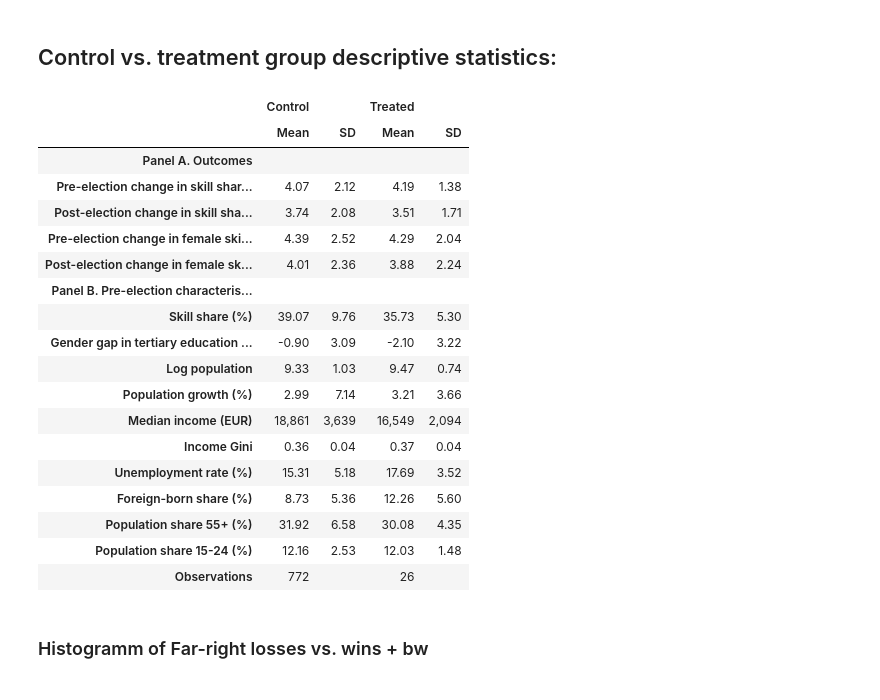
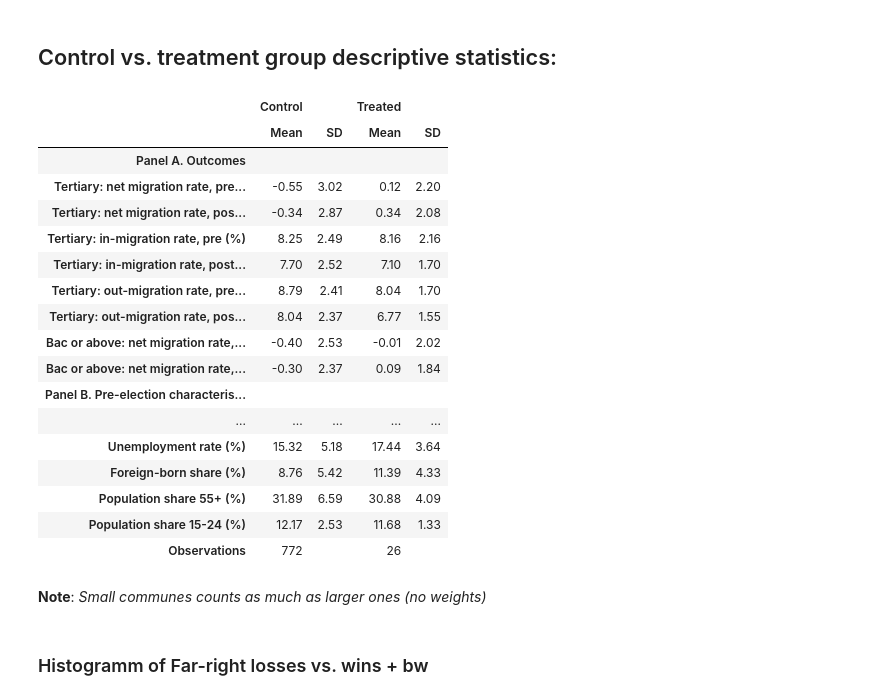
Before and after one commit to Tobias-Bue/far-right-rdd-thesis, a Jupyter notebook: Outcome_Variables_female.ipynb, the cells around one changed output. Saved outputs shown, nothing was run; the diff lists cells and outputs as text; code cells hidden in the pictures.

```diff
--- a/Outcome_Variables_female.ipynb
+++ b/Outcome_Variables_female.ipynb
@@ -80,10 +27,0 @@ df_female = pd.concat(rows, ignore_index=True)
-# %%
-# Merge the female skill share data into the main df
-# drop() first so re-running this cell doesn't create _x / _y duplicate columns
-df = df.drop(columns=['skill_share_trend_female', 'delta_female_skill_share'], errors='ignore')
-df = df.merge(df_female, left_on=['code_commune', 'election_year'],
-              right_on=['commune_id', 'election_year'],
-              how='left'                       # keep all rows of df even if a female outcome is missing
-              ).drop(columns='commune_id')     # duplicate key, no longer needed after the merge
-
-print(df['delta_female_skill_share'].isna().sum(), 'missing after merge')  # sanity check
@@ -92,20 +27,0 @@ print(df['delta_female_skill_share'].isna().sum(), 'missing after merge')  # san
-# %%
-# 2020 cycle, women: replace extrapolated Cagé-Piketty values with real INSEE census data (2012 / 2017 / 2023)
-f = 'base_cc_diplomes_formation_2023.xlsx'
-edu_cols = {'12': ['Bac,', 'bac + 2', 'bac + 3 ou plus'],
-            '17': ['Bac,', 'bac + 2', 'bac + 3 ou 4', 'bac + 5 ou plus'],
-            '23': ['Bac,', 'bac + 2', 'bac + 3 ou 4', 'bac + 5 ou plus']}  # bac or higher
-sheets = {yy: pd.read_excel(f, sheet_name=f'COM_20{yy}', dtype={'Code géographique': str})
-              .set_index('Code géographique').apply(pd.to_numeric, errors='coerce')  # 'nd' -> NaN
-          for yy in edu_cols}
-
-def insee_share(yy, sex='Pop'):
-    """Share with bac or higher among non-students 15+ (sex='Pop' all, 'Femmes' women)."""
-    d = sheets[yy]
-    cols = [c for c in d.columns if c.startswith(f'{sex} 15 ans ou plus non scol.') and any(k in c for k in edu_cols[yy])]
-    return d[cols].sum(axis=1, min_count=1) / d.filter(like=f'{sex} 15 ans ou plus non scolaris').iloc[:, 0]
-
-m = df['election_year'] == 2020                                # overwrite only the 2020 rows
-df.loc[m, 'skill_share_trend_female'] = df.loc[m, 'code_commune'].map(insee_share('17', 'Femmes') - insee_share('12', 'Femmes'))
-df.loc[m, 'delta_female_skill_share'] = df.loc[m, 'code_commune'].map((insee_share('23', 'Femmes') - insee_share('17', 'Femmes')) * 5 / 6)
-print(df.loc[m, ['skill_share_trend_female', 'delta_female_skill_share']].isna().sum())   # NaN = code not in 2026 geography or 'nd'
@@ -120,12 +70,18 @@ df['log_pop'] = np.log(df['pop_pre'])   # not stored in df_rdd_clean.csv, same d
 # %%
 # Panel -> column: (label, scale factor, decimals)
 table_vars = {
+    # Yearly rates, shown as % of residents in that group
     'Panel A. Outcomes': {
-        'skill_share_trend':        ('Pre-election change in skill share (pp)', 100, 2),
-        'delta_skill_share':        ('Post-election change in skill share (pp)', 100, 2),
-        'skill_share_trend_female': ('Pre-election change in female skill share (pp)', 100, 2),
-        'delta_female_skill_share': ('Post-election change in female skill share (pp)', 100, 2),
+        'net_rate_tertiary_pre':  ('Tertiary: net migration rate, pre (%)', 100, 2),
+        'net_rate_tertiary_post': ('Tertiary: net migration rate, post (%)', 100, 2),
+        'in_rate_tertiary_pre':   ('Tertiary: in-migration rate, pre (%)', 100, 2),
+        'in_rate_tertiary_post':  ('Tertiary: in-migration rate, post (%)', 100, 2),
+        'out_rate_tertiary_pre':  ('Tertiary: out-migration rate, pre (%)', 100, 2),
+        'out_rate_tertiary_post': ('Tertiary: out-migration rate, post (%)', 100, 2),
+        'net_rate_bac_plus_pre':  ('Bac or above: net migration rate, pre (%)', 100, 2),
+        'net_rate_bac_plus_post': ('Bac or above: net migration rate, post (%)', 100, 2),
     },
+    # Measured before the election, unchanged from the old table
     'Panel B. Pre-election characteristics': {
         'skill_share_pre':     ('Skill share (%)', 100, 2),
         'gender_gap_tertiary': ('Gender gap in tertiary education (pp)', 100, 2),
@@ -140,49 +96,50 @@ table_vars = {
     },
 }
 
 groups = {'Control': df[df['treat'] == 0], 'Treated': df[df['treat'] == 1]}
 rows = {}
 for panel, variables in table_vars.items():
     rows[panel] = {(g, stat): '' for g in groups for stat in ['Mean', 'SD']}   # panel header row
     for col, (label, scale, dec) in variables.items():
         rows[label] = {}
         for g, data in groups.items():
             x = data[col] * scale
             rows[label][(g, 'Mean')] = f"{x.mean():,.{dec}f}"
             rows[label][(g, 'SD')] = f"{x.std():,.{dec}f}"
 
 # Last row: group sizes
 rows['Observations'] = {(g, stat): (f"{len(data)}" if stat == 'Mean' else '')
                         for g, data in groups.items() for stat in ['Mean', 'SD']}
 
 desc_table = pd.DataFrame(rows).T
 desc_table.columns = pd.MultiIndex.from_tuples(desc_table.columns)
 
 desc_table.to_latex('table_descriptives.tex', escape=True, multicolumn_format='c',
                     column_format='lcccc',
                     caption='Descriptive statistics by election outcome',
                     label='tab:descriptives')
 desc_table
 # %% [output]
 |  | Control |  | Treated |  |
 |  | Mean | SD | Mean | SD |
 | Panel A. Outcomes |  |  |  |  |
-| Pre-election change in skill shar... | 4.07 | 2.12 | 4.19 | 1.38 |
-| Post-election change in skill sha... | 3.74 | 2.08 | 3.51 | 1.71 |
-| Pre-election change in female ski... | 4.39 | 2.52 | 4.29 | 2.04 |
-| Post-election change in female sk... | 4.01 | 2.36 | 3.88 | 2.24 |
+| Tertiary: net migration rate, pre... | -0.55 | 3.02 | 0.12 | 2.20 |
+| Tertiary: net migration rate, pos... | -0.34 | 2.87 | 0.34 | 2.08 |
+| Tertiary: in-migration rate, pre (%) | 8.25 | 2.49 | 8.16 | 2.16 |
+| Tertiary: in-migration rate, post... | 7.70 | 2.52 | 7.10 | 1.70 |
+| Tertiary: out-migration rate, pre... | 8.79 | 2.41 | 8.04 | 1.70 |
+| Tertiary: out-migration rate, pos... | 8.04 | 2.37 | 6.77 | 1.55 |
+| Bac or above: net migration rate,... | -0.40 | 2.53 | -0.01 | 2.02 |
+| Bac or above: net migration rate,... | -0.30 | 2.37 | 0.09 | 1.84 |
 | Panel B. Pre-election characteris... |  |  |  |  |
-| Skill share (%) | 39.07 | 9.76 | 35.73 | 5.30 |
-| Gender gap in tertiary education ... | -0.90 | 3.09 | -2.10 | 3.22 |
-| Log population | 9.33 | 1.03 | 9.47 | 0.74 |
-| Population growth (%) | 2.99 | 7.14 | 3.21 | 3.66 |
-| Median income (EUR) | 18,861 | 3,639 | 16,549 | 2,094 |
-| Income Gini | 0.36 | 0.04 | 0.37 | 0.04 |
-| Unemployment rate (%) | 15.31 | 5.18 | 17.69 | 3.52 |
-| Foreign-born share (%) | 8.73 | 5.36 | 12.26 | 5.60 |
-| Population share 55+ (%) | 31.92 | 6.58 | 30.08 | 4.35 |
-| Population share 15-24 (%) | 12.16 | 2.53 | 12.03 | 1.48 |
+| ... | ... | ... | ... | ... |
+| Unemployment rate (%) | 15.32 | 5.18 | 17.44 | 3.64 |
+| Foreign-born share (%) | 8.76 | 5.42 | 11.39 | 4.33 |
+| Population share 55+ (%) | 31.89 | 6.59 | 30.88 | 4.09 |
+| Population share 15-24 (%) | 12.17 | 2.53 | 11.68 | 1.33 |
 | Observations | 772 |  | 26 |  |
+# %% [markdown]
+**Note**: _Small communes counts as much as larger ones (no weights)_
 # %% [markdown]
 ### Histogramm of Far-right losses vs. wins + bw
 # %%
```
Also changed, not shown: parts of 24 cells of this notebook, 3 other files.
